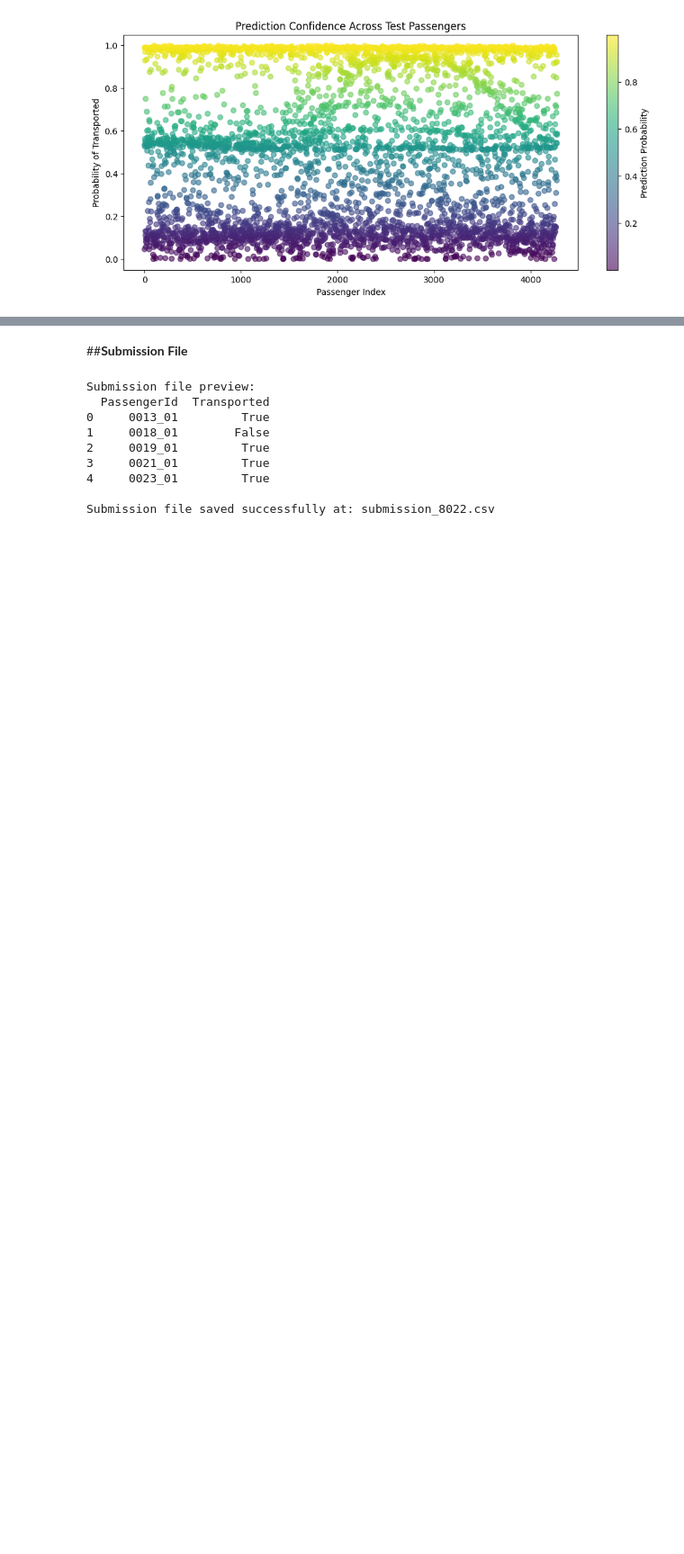
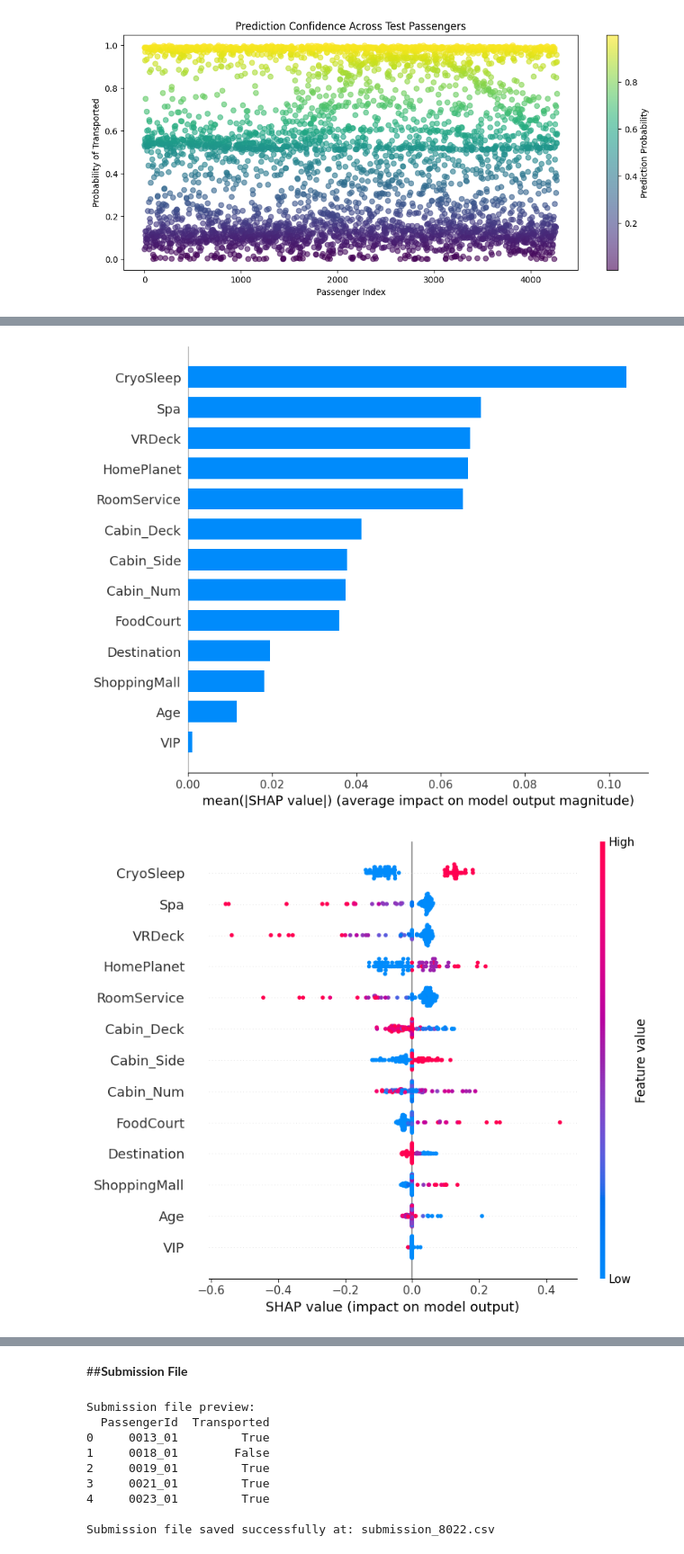
Before and after one commit to KaggleChallenge-Group9/Spaceship-Titanic-Challenge, a Jupyter notebook: Spaceship_Titanic_Challenge_Group_9.ipynb, the cells around one changed output, grey strips where cells are left out. Shown at 90% size. Drawn from its saved outputs; the diff is of its cells as text; code cells hidden in the pictures; blank space fills up the shorter version.

```diff
--- a/Spaceship_Titanic_Challenge_Group_9.ipynb
+++ b/Spaceship_Titanic_Challenge_Group_9.ipynb
@@ -1239,0 +1198,33 @@ Requirement already satisfied: six>=1.5 in /usr/local/lib/python3.11/dist-packag
+# %%
+import shap
+import numpy as np
+import pandas as pd
+
+# Prepare a small background dataset (e.g., 100 samples)
+X_background = X_train_scaled[np.random.choice(X_train_scaled.shape[0],
+100, replace=False)]
+
+# Wrap the prediction function to return flattened outputs
+def model_predict(X):
+    return nn_model.predict(X).flatten()
+
+# KernelExplainer (model-agnostic)
+explainer_kernel = shap.KernelExplainer(model_predict, X_background)
+
+# Choose a small sample for explanation (computationally expensive!)
+X_val_sample = X_val_scaled[:100]
+X_val_sample_df = pd.DataFrame(X_val_sample, columns=X.columns)
+
+# Compute SHAP values
+shap_values_kernel = explainer_kernel.shap_values(X_val_sample, nsamples=100)
+
+# Plot 1: Summary bar plot
+shap.summary_plot(shap_values_kernel, X_val_sample_df, plot_type="bar")
+
+# Plot 2: Full summary plot (beeswarm)
+shap.summary_plot(shap_values_kernel, X_val_sample_df)
+
+# Plot 3: Dependence plot
+shap.dependence_plot("Age", shap_values_kernel, X_val_sample_df,
+interaction_index="RoomService")
+# %% [output]
@@ -1239,0 +1249,2 @@ Requirement already satisfied: six>=1.5 in /usr/local/lib/python3.11/dist-packag
+[figure, added]
+[figure, added]
```
Also changed, not shown: parts of 3 cells of this notebook.
